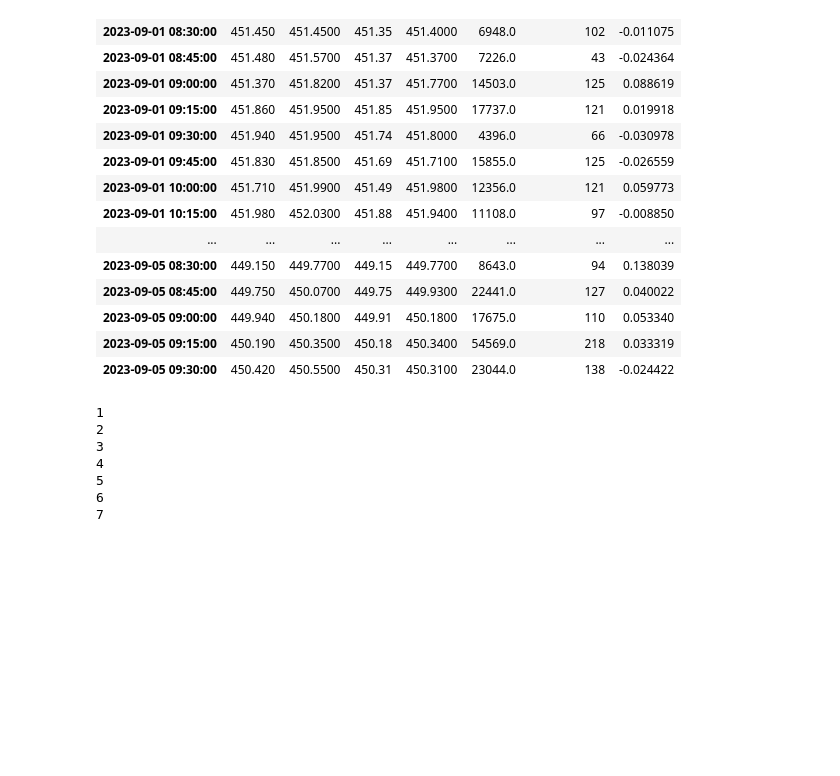
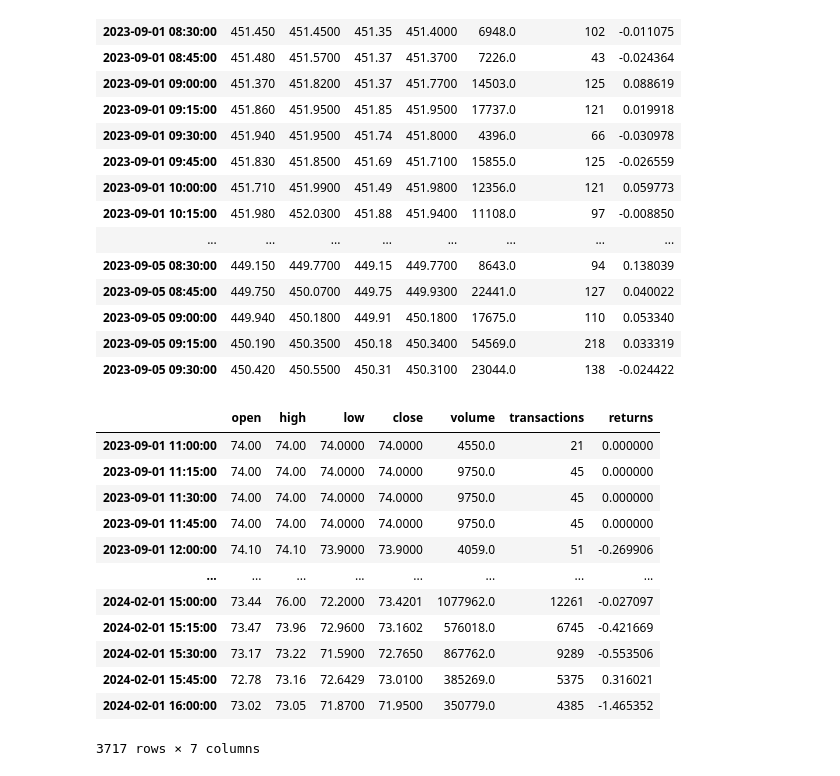
Before and after one commit to thenileriver/SPY_Analysis, a Jupyter notebook: Neils_Notebook.ipynb, the cells around one changed output. Drawn from its saved outputs; the diff is of its cells as text; code cells hidden in the pictures; blank space fills up the shorter version.

```diff
--- a/Neils_Notebook.ipynb
+++ b/Neils_Notebook.ipynb
@@ -211,37 +211,50 @@ spy_list[0].head(40)
 # %%
 def fill_na_custom(row, prev_close, next_open, daily_avg_volume, daily_avg_transactions):
     if pd.isna(row['open']):
         row['open'] = prev_close
         row['close'] = next_open
         row['high'] = max(prev_close, next_open)
         row['low'] = min(prev_close, next_open)
         print(row.name.date())
         row['volume'] = daily_avg_volume[row.name.date()]
         row['transactions'] = daily_avg_transactions[row.name.date()]
         row['returns'] = (row['close'] / row['open'] - 1) * 100
     return row
 
 val = 0
 
 for df in mag_7:
     daily_avg_volume = df.resample('D')['volume'].mean()
     daily_avg_transactions = df.resample('D')['transactions'].mean()
 
     for i in range(1, len(df) - 1):
         if pd.isna(df.iloc[i]['open']):
             prev_close = df.iloc[i-1]['close']
             next_open = df.iloc[i+1]['open']
-            print(i)
             df.iloc[i] = fill_na_custom(df.iloc[i], prev_close, next_open, daily_avg_volume, daily_avg_transactions)
-    val += 1
-    print(val)
 
-mag_7
+for df in bot_20:
+    daily_avg_volume = df.resample('D')['volume'].mean()
+    daily_avg_transactions = df.resample('D')['transactions'].mean()
+
+    for i in range(1, len(df) - 1):
+        if pd.isna(df.iloc[i]['open']):
+            prev_close = df.iloc[i-1]['close']
+            next_open = df.iloc[i+1]['open']
+            df.iloc[i] = fill_na_custom(df.iloc[i], prev_close, next_open, daily_avg_volume, daily_avg_transactions)
+
+bot_20[0]
 # %% [output]
+|  | open | high | low | close | volume | transactions | returns |
+| 2023-09-01 11:00:00 | 74.00 | 74.00 | 74.0000 | 74.0000 | 4550.0 | 21 | 0.000000 |
+| 2023-09-01 11:15:00 | 74.00 | 74.00 | 74.0000 | 74.0000 | 9750.0 | 45 | 0.000000 |
+| 2023-09-01 11:30:00 | 74.00 | 74.00 | 74.0000 | 74.0000 | 9750.0 | 45 | 0.000000 |
+| 2023-09-01 11:45:00 | 74.00 | 74.00 | 74.0000 | 74.0000 | 9750.0 | 45 | 0.000000 |
+| 2023-09-01 12:00:00 | 74.10 | 74.10 | 73.9000 | 73.9000 | 4059.0 | 51 | -0.269906 |
+| ... | ... | ... | ... | ... | ... | ... | ... |
+| 2024-02-01 15:00:00 | 73.44 | 76.00 | 72.2000 | 73.4201 | 1077962.0 | 12261 | -0.027097 |
+| 2024-02-01 15:15:00 | 73.47 | 73.96 | 72.9600 | 73.1602 | 576018.0 | 6745 | -0.421669 |
+| 2024-02-01 15:30:00 | 73.17 | 73.22 | 71.5900 | 72.7650 | 867762.0 | 9289 | -0.553506 |
+| 2024-02-01 15:45:00 | 72.78 | 73.16 | 72.6429 | 73.0100 | 385269.0 | 5375 | 0.316021 |
+| 2024-02-01 16:00:00 | 73.02 | 73.05 | 71.8700 | 71.9500 | 350779.0 | 4385 | -1.465352 |
-1
-2
-3
-4
-5
-6
-7
+3717 rows × 7 columns
```
Also changed, not shown: parts of 10 cells of this notebook.
